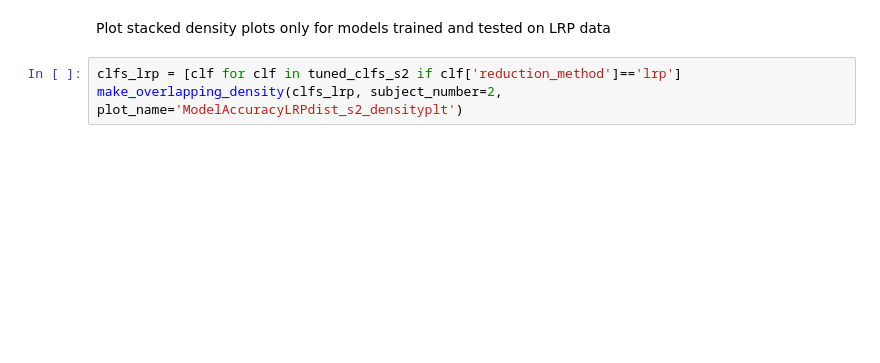
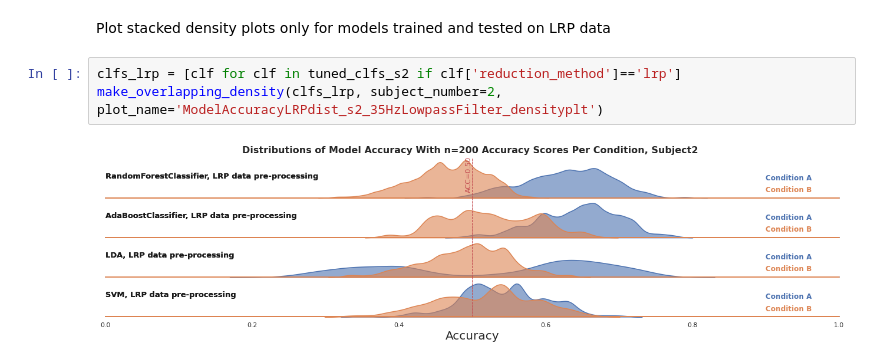
Before and after one commit to brisenodaniel/DataMiningGroupProject, a Jupyter notebook: src/HyperparameterTuningModelSelection.ipynb, the cells around one changed output. Saved outputs shown, nothing was run; the diff lists cells and outputs as text; blank space fills up the shorter version.

```diff
--- a/src/HyperparameterTuningModelSelection.ipynb
+++ b/src/HyperparameterTuningModelSelection.ipynb
@@ -1062,4 +1112,6 @@ make_overlapping_density(tuned_clfs_s2, subject_number=2, plot_name='ModelAccura
 Plot stacked density plots only for models trained and tested on LRP data
 # %%
 clfs_lrp = [clf for clf in tuned_clfs_s2 if clf['reduction_method']=='lrp']
-make_overlapping_density(clfs_lrp, subject_number=2, plot_name='ModelAccuracyLRPdist_s2_densityplt')
+make_overlapping_density(clfs_lrp, subject_number=2, plot_name='ModelAccuracyLRPdist_s2_35HzLowpassFilter_densityplt')
+# %% [output]
+[figure, added]
```
Also changed, not shown: parts of 9 cells of this notebook, 20 other files.
